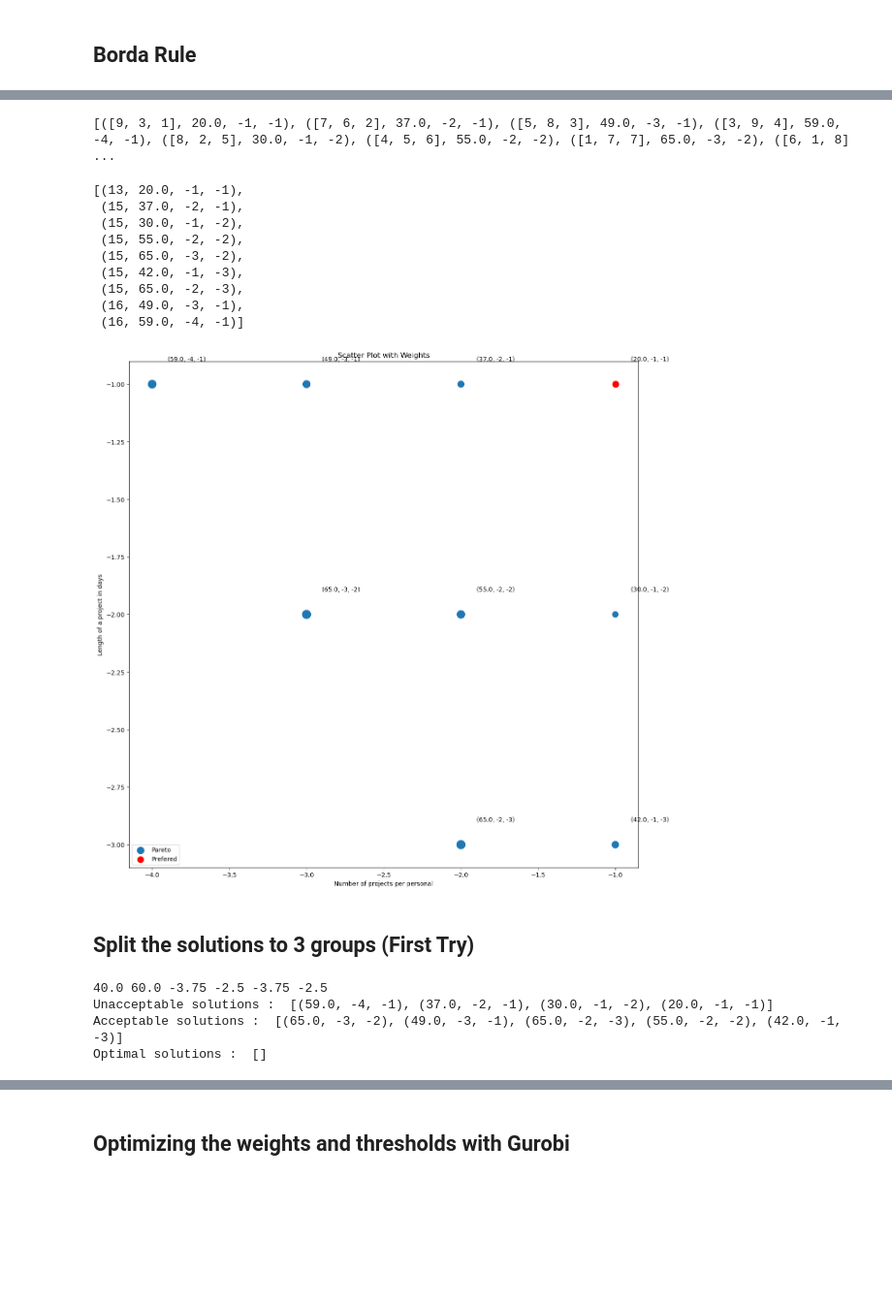
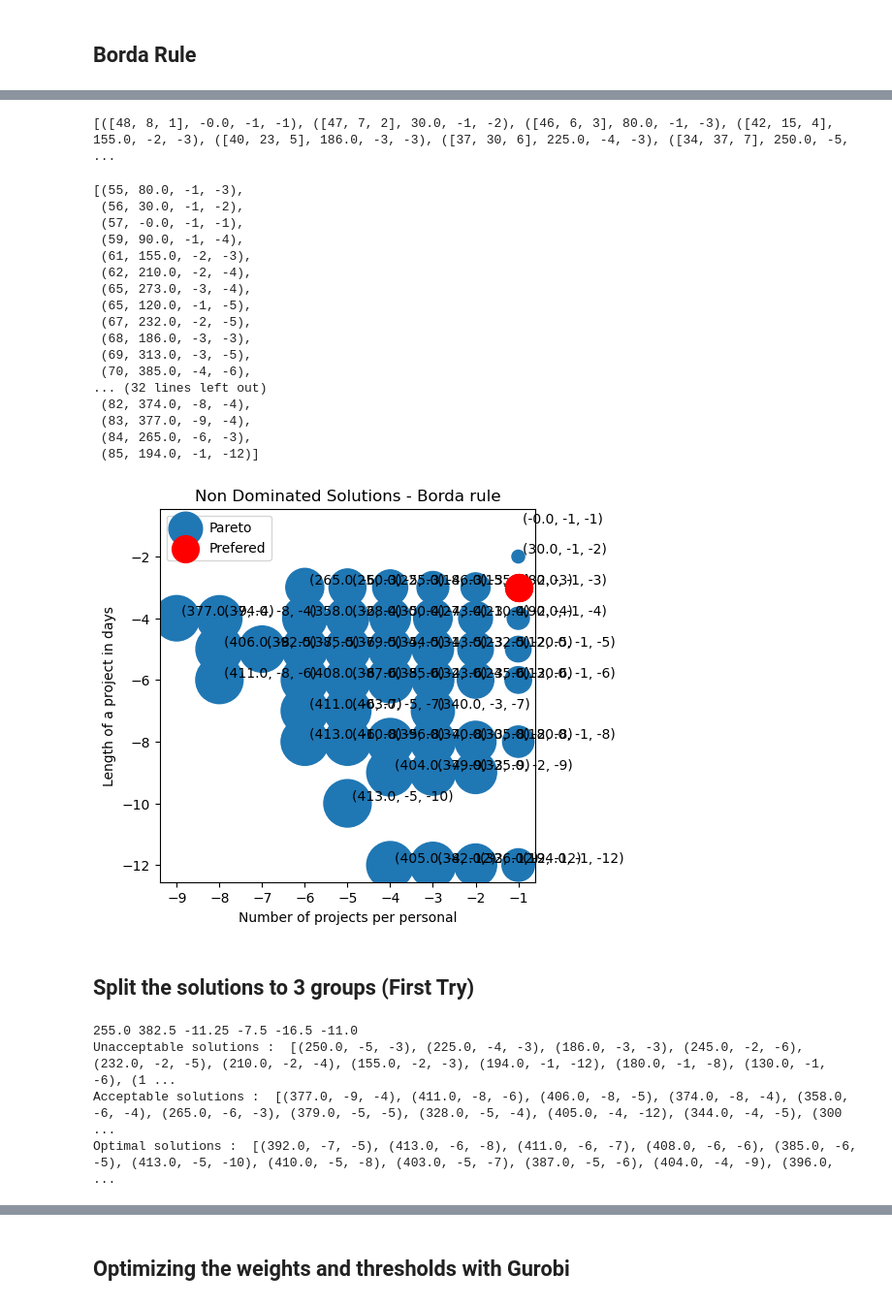
Before and after one commit to hamdilyes/decision-systems, a Jupyter notebook: draft/ilyes_eps.ipynb, the cells around one changed output, grey strips where cells are left out. Shown at 97% size. Saved outputs shown, nothing was run; the diff lists cells and outputs as text; code cells hidden in the pictures; blank space fills up the shorter version.

```diff
--- a/draft/ilyes_eps.ipynb
+++ b/draft/ilyes_eps.ipynb
@@ -22,7 +19,7 @@ def get_data(size = 'small'):
     with open(size + '.json') as f:
         data = json.load(f)
     return data
-data = get_data()
+data = get_data('../medium')
 # %% [markdown]
 ## Constants from data
 # %%
@@ -324,7 +329,7 @@ plt.show()
 # Plot the pareto surface with the 3d scatter plot
 
 from mpl_toolkits.mplot3d import Axes3D
-fig = plt.figure(figsize=(15,15))
+fig = plt.figure(figsize=(5,5))
 ax = fig.add_subplot(111, projection='3d')
 ax.scatter([i[1] for i in pareto], [i[2] for i in pareto], [i[0] for i in pareto])
 for i in pareto:
@@ -415,7 +446,7 @@ for ind,val in enumerate(pareto1) :
     pareto1[ind] = (val[0] + [ind +1],val[1],val[2],val[3])
 print(pareto1)
 # %% [output]
-[([9, 3, 1], 20.0, -1, -1), ([7, 6, 2], 37.0, -2, -1), ([5, 8, 3], 49.0, -3, -1), ([3, 9, 4], 59.0, -4, -1), ([8, 2, 5], 30.0, -1, -2), ([4, 5, 6], 55.0, -2, -2), ([1, 7, 7], 65.0, -3, -2), ([6, 1, 8] ...
+[([48, 8, 1], -0.0, -1, -1), ([47, 7, 2], 30.0, -1, -2), ([46, 6, 3], 80.0, -1, -3), ([42, 15, 4], 155.0, -2, -3), ([40, 23, 5], 186.0, -3, -3), ([37, 30, 6], 225.0, -4, -3), ([34, 37, 7], 250.0, -5,  ...
 # %%
 # Sum the ranks for each solution
 for ind,val in enumerate(pareto1) :
@@ -425,36 +456,44 @@ for ind,val in enumerate(pareto1) :
 pareto1.sort(key=lambda x: x[0], reverse=False)
 pareto1
 # %% [output]
-[(13, 20.0, -1, -1),
- (15, 37.0, -2, -1),
- (15, 30.0, -1, -2),
- (15, 55.0, -2, -2),
- (15, 65.0, -3, -2),
- (15, 42.0, -1, -3),
- (15, 65.0, -2, -3),
- (16, 49.0, -3, -1),
- (16, 59.0, -4, -1)]
+[(55, 80.0, -1, -3),
+ (56, 30.0, -1, -2),
+ (57, -0.0, -1, -1),
+ (59, 90.0, -1, -4),
+ (61, 155.0, -2, -3),
+ (62, 210.0, -2, -4),
+ (65, 273.0, -3, -4),
+ (65, 120.0, -1, -5),
+ (67, 232.0, -2, -5),
+ (68, 186.0, -3, -3),
+ (69, 313.0, -3, -5),
+ (70, 385.0, -4, -6),
+... (32 lines left out)
+ (82, 374.0, -8, -4),
+ (83, 377.0, -9, -4),
+ (84, 265.0, -6, -3),
+ (85, 194.0, -1, -12)]
 # %%
 # Create the scatter plot
-fig = plt.figure(figsize=(15,15))
+fig = plt.figure(figsize=(5,5))
 plt.scatter([i[1] for i in pareto], [i[2] for i in pareto],s = [i[0]*3 for i in pareto])
 # Add a title and labels for the x and y axes
 for i in pareto:
     plt.text(i[1] + 0.1, i[2]+0.1,  '%s' % (str(i)), size=10, zorder=1, color='k')
 
 # color the 3 best solutions in red according to pareto_sorted
 for i in range(3):
     plt.scatter([pareto1[0][2]], [pareto1[0][3]],s = [pareto1[0][1]*5], color = 'red')
 
-plt.title("Scatter Plot with Weights")
+plt.title("Non Dominated Solutions - Borda rule")
 plt.xlabel("Number of projects per personal")
 plt.ylabel("Length of a project in days")
 plt.legend(['Pareto', 'Prefered'])
 
 # Show the plot
 plt.show()
 # %% [output]
-[figure, old version]
+[figure, new version]
 # %% [markdown]
 ## Split the solutions to 3 groups (First Try)
 # %%
@@ -494,9 +533,9 @@ print("Unacceptable solutions : ", unacceptable)
 print("Acceptable solutions : ", acceptable)
 print("Optimal solutions : ", optimal)
 # %% [output]
-40.0 60.0 -3.75 -2.5 -3.75 -2.5
-Unacceptable solutions :  [(59.0, -4, -1), (37.0, -2, -1), (30.0, -1, -2), (20.0, -1, -1)]
-Acceptable solutions :  [(65.0, -3, -2), (49.0, -3, -1), (65.0, -2, -3), (55.0, -2, -2), (42.0, -1, -3)]
-Optimal solutions :  []
+255.0 382.5 -11.25 -7.5 -16.5 -11.0
+Unacceptable solutions :  [(250.0, -5, -3), (225.0, -4, -3), (186.0, -3, -3), (245.0, -2, -6), (232.0, -2, -5), (210.0, -2, -4), (155.0, -2, -3), (194.0, -1, -12), (180.0, -1, -8), (130.0, -1, -6), (1 ...
+Acceptable solutions :  [(377.0, -9, -4), (411.0, -8, -6), (406.0, -8, -5), (374.0, -8, -4), (358.0, -6, -4), (265.0, -6, -3), (379.0, -5, -5), (328.0, -5, -4), (405.0, -4, -12), (344.0, -4, -5), (300 ...
+Optimal solutions :  [(392.0, -7, -5), (413.0, -6, -8), (411.0, -6, -7), (408.0, -6, -6), (385.0, -6, -5), (413.0, -5, -10), (410.0, -5, -8), (403.0, -5, -7), (387.0, -5, -6), (404.0, -4, -9), (396.0, ...
 # %%
 # Create the scatter plot
```
Also changed, not shown: parts of 13 cells of this notebook, 4 other files.
